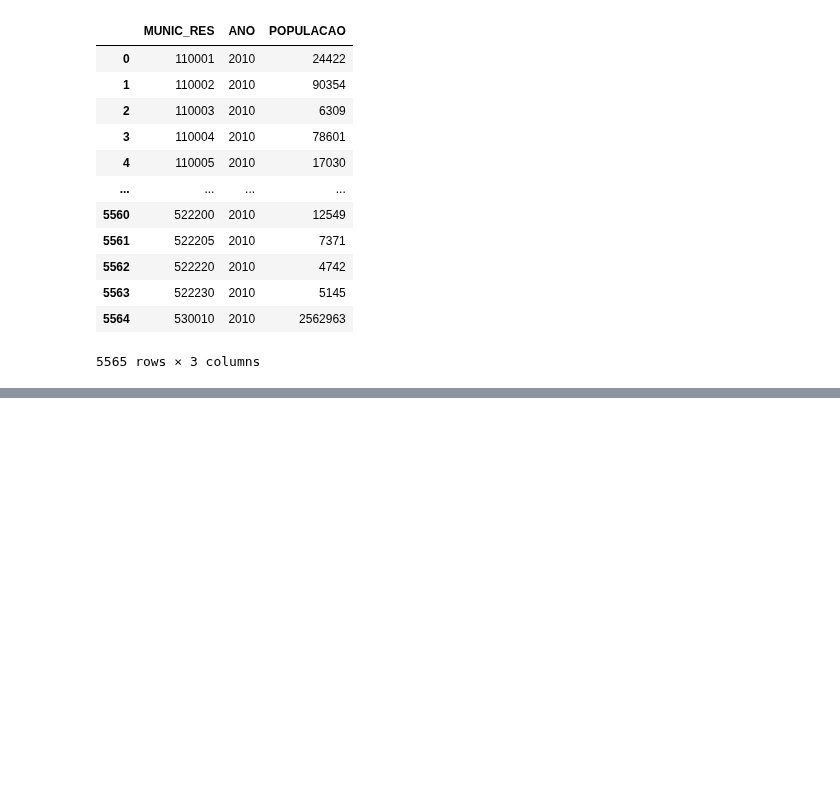
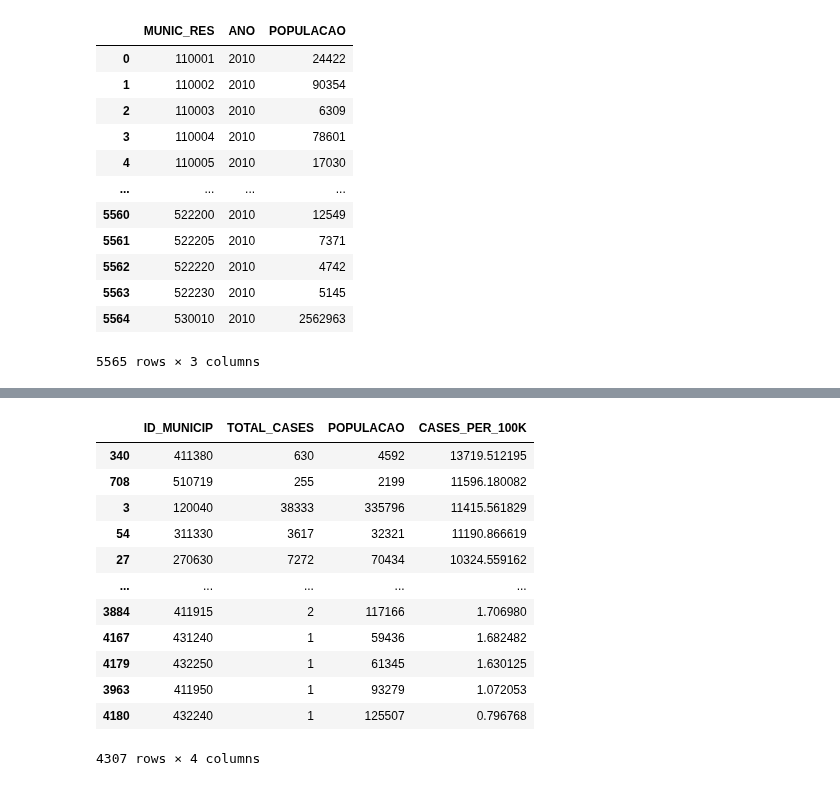
Before and after one commit to AlertaDengue/PySUS, a Jupyter notebook: docs/source/tutorials/Preprocessing SINAN.ipynb, the cells around one changed output, grey strips where cells are left out. Drawn from its saved outputs; the diff is of its cells as text; code cells hidden in the pictures; blank space fills up the shorter version.

```diff
--- a/docs/source/tutorials/Preprocessing SINAN.ipynb
+++ b/docs/source/tutorials/Preprocessing SINAN.ipynb
@@ -232,0 +275,18 @@ df.head()
+# %%
+df['CASES_PER_100K'] = (df['TOTAL_CASES'].astype(int) / df['POPULACAO'].astype(int)) * 100000
+df = df.sort_values(by='CASES_PER_100K', ascending=False)
+df
+# %% [output]
+|  | ID_MUNICIP | TOTAL_CASES | POPULACAO | CASES_PER_100K |
+| 340 | 411380 | 630 | 4592 | 13719.512195 |
+| 708 | 510719 | 255 | 2199 | 11596.180082 |
+| 3 | 120040 | 38333 | 335796 | 11415.561829 |
+| 54 | 311330 | 3617 | 32321 | 11190.866619 |
+| 27 | 270630 | 7272 | 70434 | 10324.559162 |
+| ... | ... | ... | ... | ... |
+| 3884 | 411915 | 2 | 117166 | 1.706980 |
+| 4167 | 431240 | 1 | 59436 | 1.682482 |
+| 4179 | 432250 | 1 | 61345 | 1.630125 |
+| 3963 | 411950 | 1 | 93279 | 1.072053 |
+| 4180 | 432240 | 1 | 125507 | 0.796768 |
+4307 rows × 4 columns
```
Also changed, not shown: parts of 4 cells of this notebook, 1 other file.
